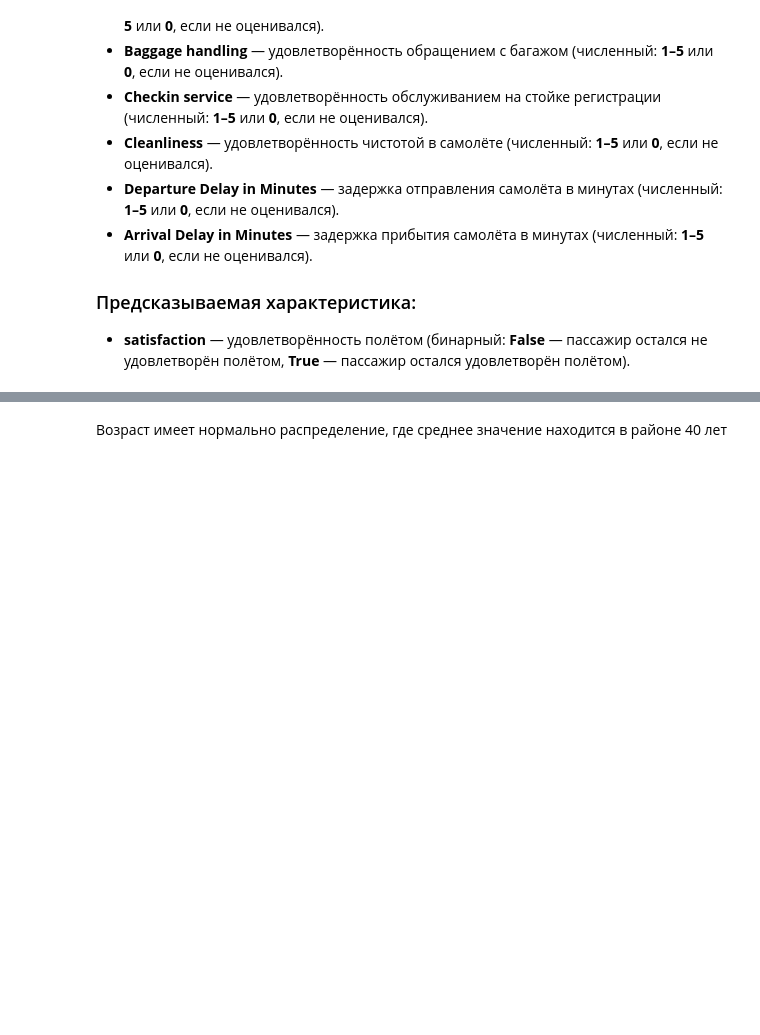
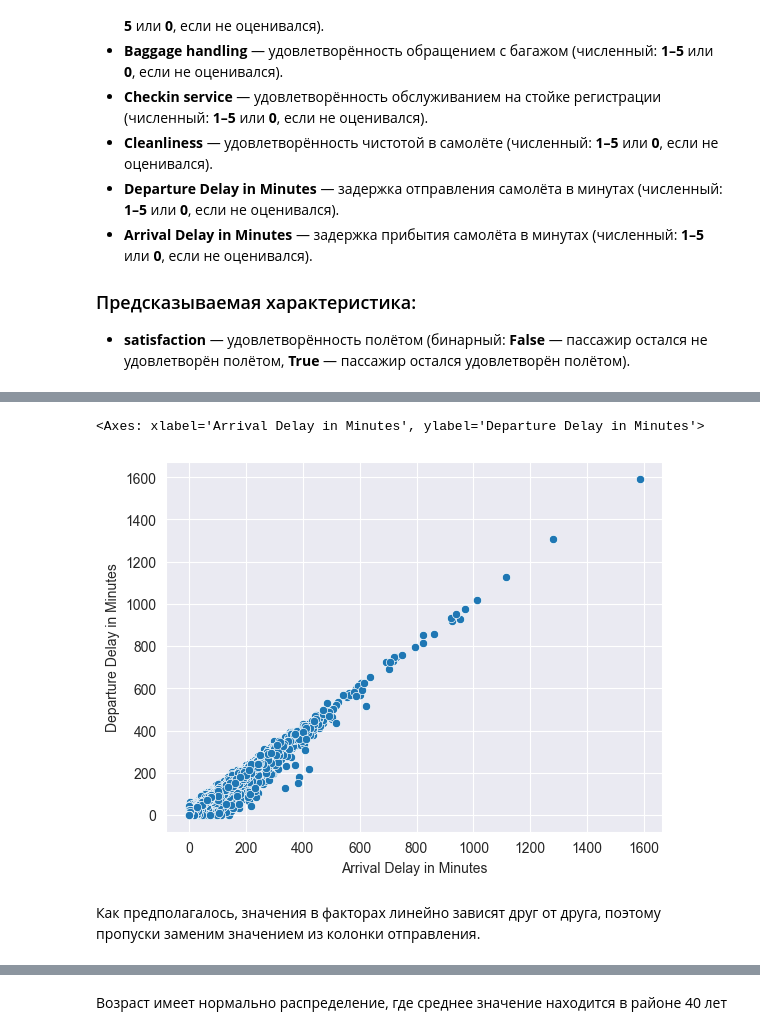
Before and after one commit to Potemeyker/Predicting_flight_satisfaction-Logistic_regression, a Jupyter notebook: notebook.ipynb, the cells around one changed output, grey strips where cells are left out. Drawn from its saved outputs; the diff is of its cells as text; code cells hidden in the pictures; blank space fills up the shorter version.

```diff
--- a/notebook.ipynb
+++ b/notebook.ipynb
@@ -63,0 +116,7 @@ data.head(10)
+# %%
+sns.scatterplot(data, x='Arrival Delay in Minutes', y='Departure Delay in Minutes')
+# %% [output]
+<Axes: xlabel='Arrival Delay in Minutes', ylabel='Departure Delay in Minutes'>
+[figure, added]
+# %% [markdown]
+Как предполагалось, значения в факторах линейно зависят друг от друга, поэтому пропуски заменим значением из колонки отправления.
```
Also changed, not shown: parts of 44 cells of this notebook.
